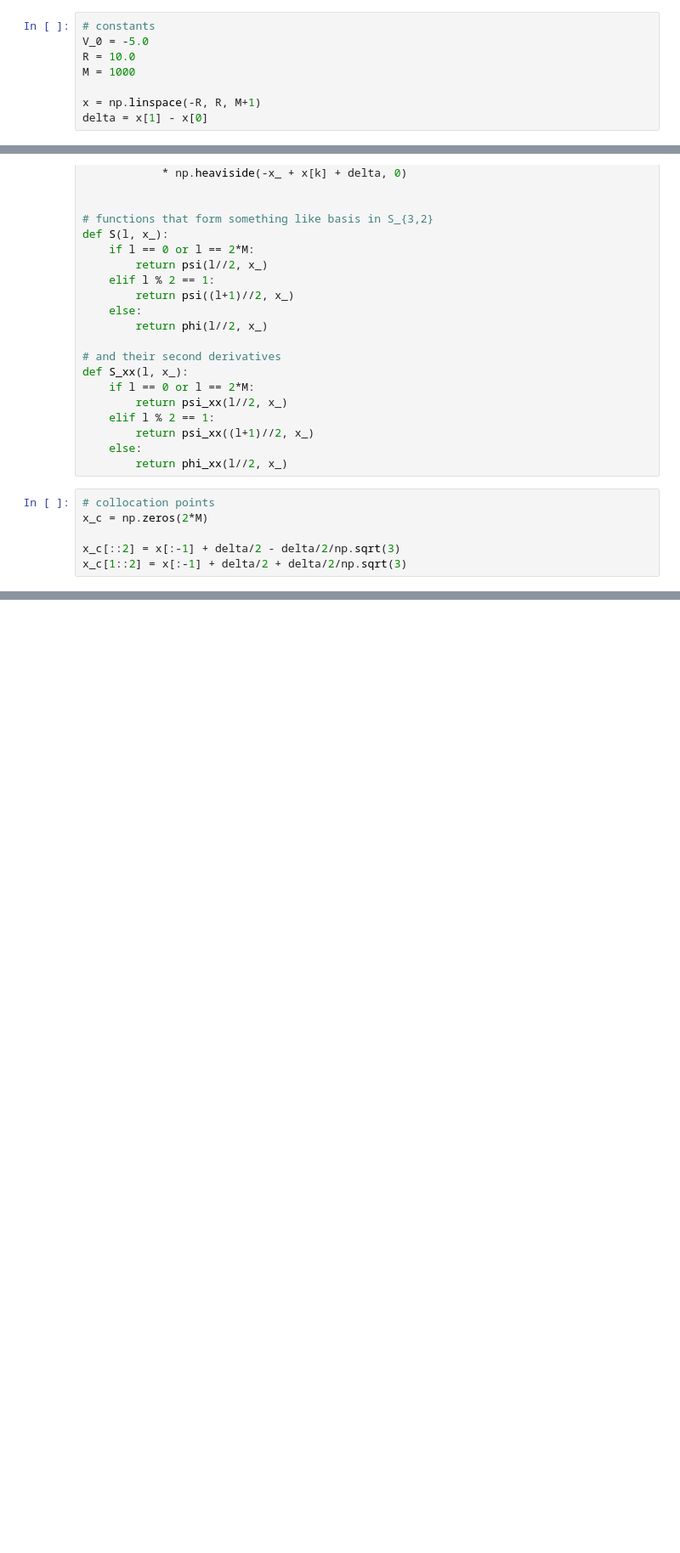
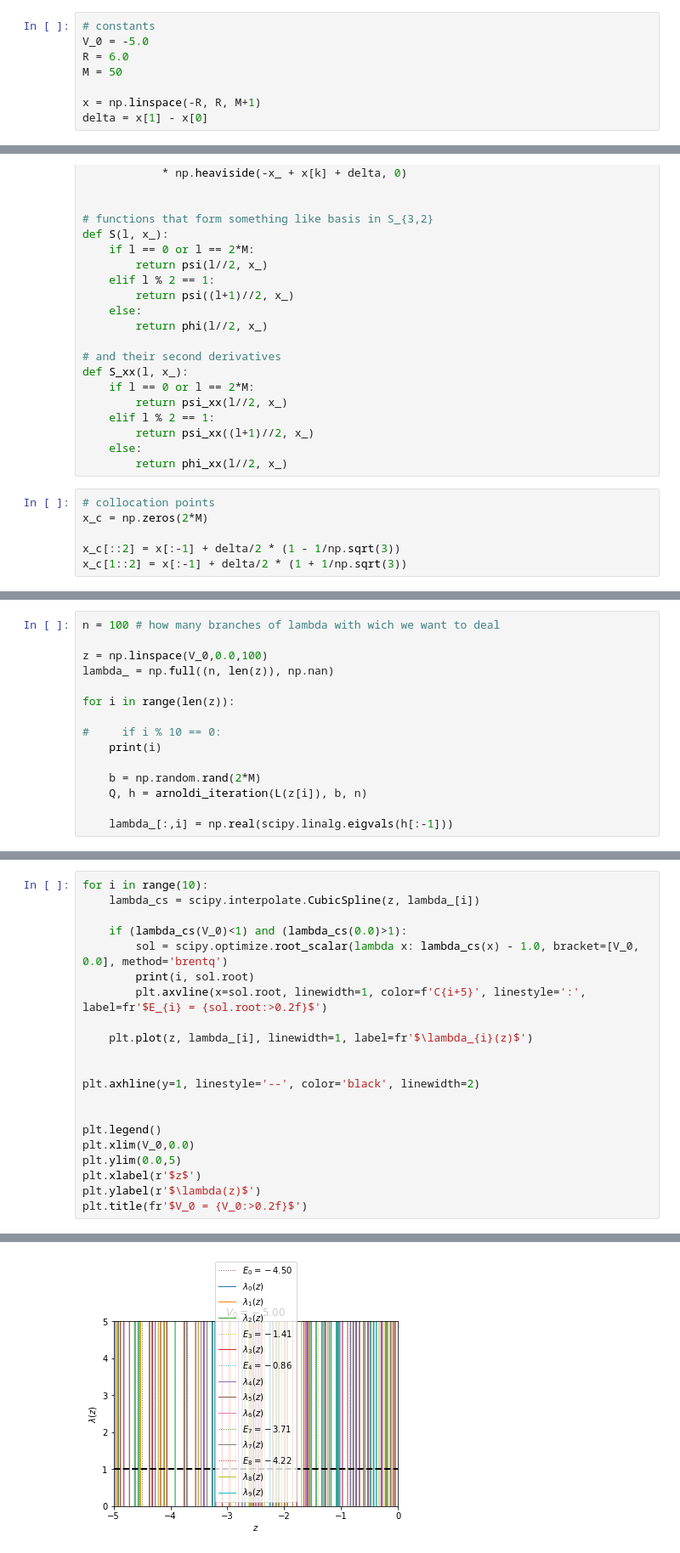
Before and after one commit to MrKozelberg/gaussian_wall, a Jupyter notebook: task_2/task_2.ipynb, the cells around one changed output, grey strips where cells are left out. Shown at 85% size. Drawn from its saved outputs; the diff is of its cells as text; blank space fills up the shorter version.

```diff
--- a/task_2/task_2.ipynb
+++ b/task_2/task_2.ipynb
@@ -5,8 +5,8 @@ import matplotlib.pyplot as plt
 # %%
 # constants
 V_0 = -5.0
-R = 10.0
-M = 1000
+R = 6.0
+M = 50
 
 x = np.linspace(-R, R, M+1)
 delta = x[1] - x[0]
@@ -58,6 +58,6 @@ def S_xx(l, x_):
 # collocation points
 x_c = np.zeros(2*M)
 
-x_c[::2] = x[:-1] + delta/2 - delta/2/np.sqrt(3)
-x_c[1::2] = x[:-1] + delta/2 + delta/2/np.sqrt(3)
+x_c[::2] = x[:-1] + delta/2 * (1 - 1/np.sqrt(3))
+x_c[1::2] = x[:-1] + delta/2 * (1 + 1/np.sqrt(3))
 # %%
@@ -112,0 +108,15 @@ NameError: name 'A' is not defined
+# %%
+n = 100 # how many branches of lambda with wich we want to deal
+
+z = np.linspace(V_0,0.0,100)
+lambda_ = np.full((n, len(z)), np.nan)
+
+for i in range(len(z)):
+
+#     if i % 10 == 0:
+    print(i)
+
+    b = np.random.rand(2*M)
+    Q, h = arnoldi_iteration(L(z[i]), b, n)
+
+    lambda_[:,i] = np.real(scipy.linalg.eigvals(h[:-1]))
@@ -112,0 +141,22 @@ NameError: name 'A' is not defined
+# %%
+for i in range(10):
+    lambda_cs = scipy.interpolate.CubicSpline(z, lambda_[i])
+
+    if (lambda_cs(V_0)<1) and (lambda_cs(0.0)>1):
+        sol = scipy.optimize.root_scalar(lambda x: lambda_cs(x) - 1.0, bracket=[V_0, 0.0], method='brentq')
+        print(i, sol.root)
+        plt.axvline(x=sol.root, linewidth=1, color=f'C{i+5}', linestyle=':', label=fr'$E_{i} = {sol.root:>0.2f}$')
+
+    plt.plot(z, lambda_[i], linewidth=1, label=fr'$\lambda_{i}(z)$')
+
+
+plt.axhline(y=1, linestyle='--', color='black', linewidth=2)
+
+
+plt.legend()
+plt.xlim(V_0,0.0)
+plt.ylim(0.0,5)
+plt.xlabel(r'$z$')
+plt.ylabel(r'$\lambda(z)$')
+plt.title(fr'$V_0 = {V_0:>0.2f}$')
+# %% [output]
@@ -112,0 +169 @@ NameError: name 'A' is not defined
+[figure, added]
```
Also changed, not shown: parts of 8 cells of this notebook, 2 other files.
